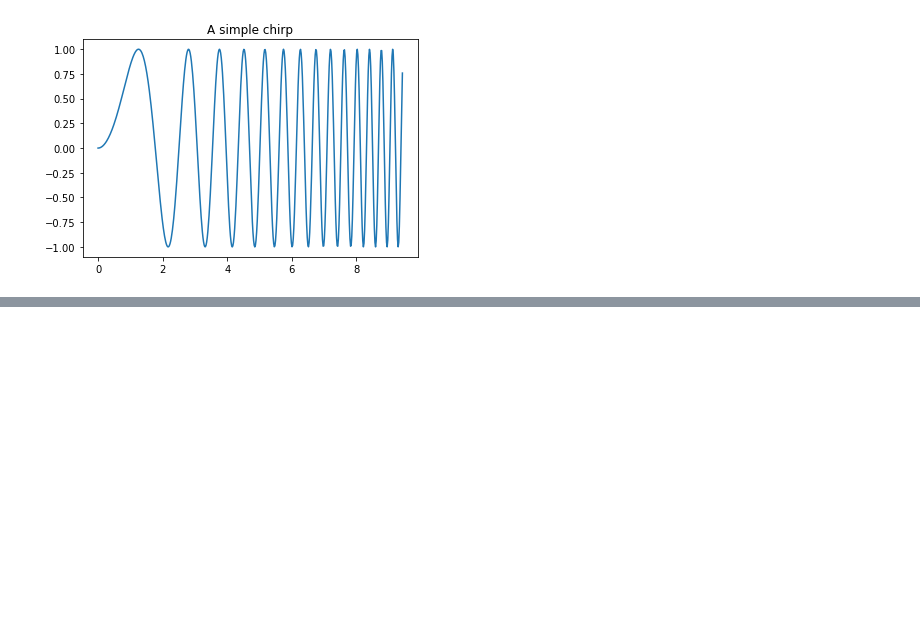
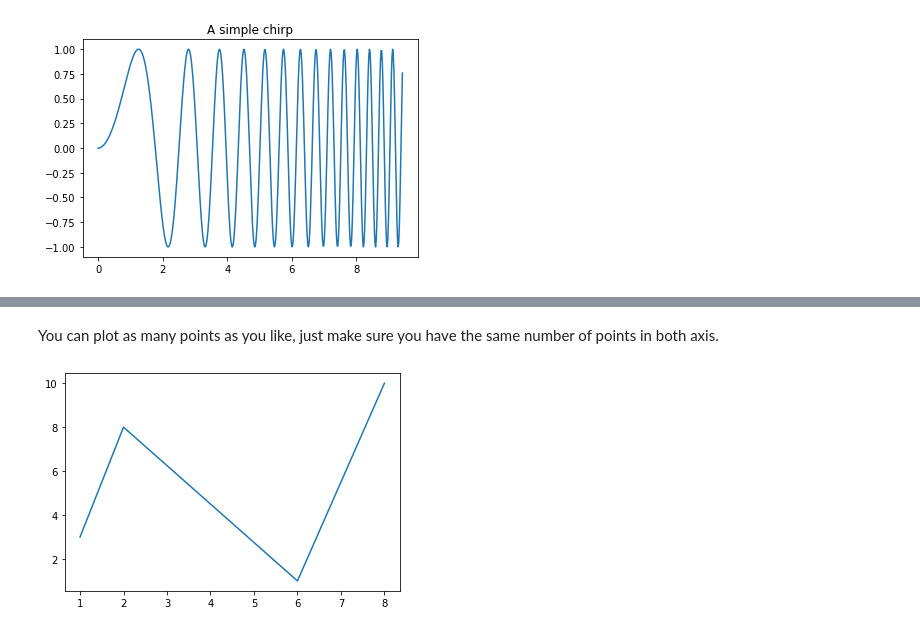
Before and after one commit to Verus121/data_science, a Jupyter notebook: learn_matplotlib.ipynb, the cells around one changed output, grey strips where cells are left out. Cells and saved outputs as stored; diff of their text form; code cells hidden in the pictures; blank space fills up the shorter version.

```diff
--- a/learn_matplotlib.ipynb
+++ b/learn_matplotlib.ipynb
@@ -19,0 +44,10 @@ plt.title('A simple chirp');
+# %% [markdown]
+You can plot as many points as you like, just make sure you have the same number of points in both axis.
+# %%
+xpoints = np.array([1, 2, 6, 8])
+ypoints = np.array([3, 8, 1, 10])
+
+plt.plot(xpoints, ypoints)
+plt.show()
+# %% [output]
+[figure, added]
```
Also changed, not shown: parts of 14 cells of this notebook, 18 other files.
